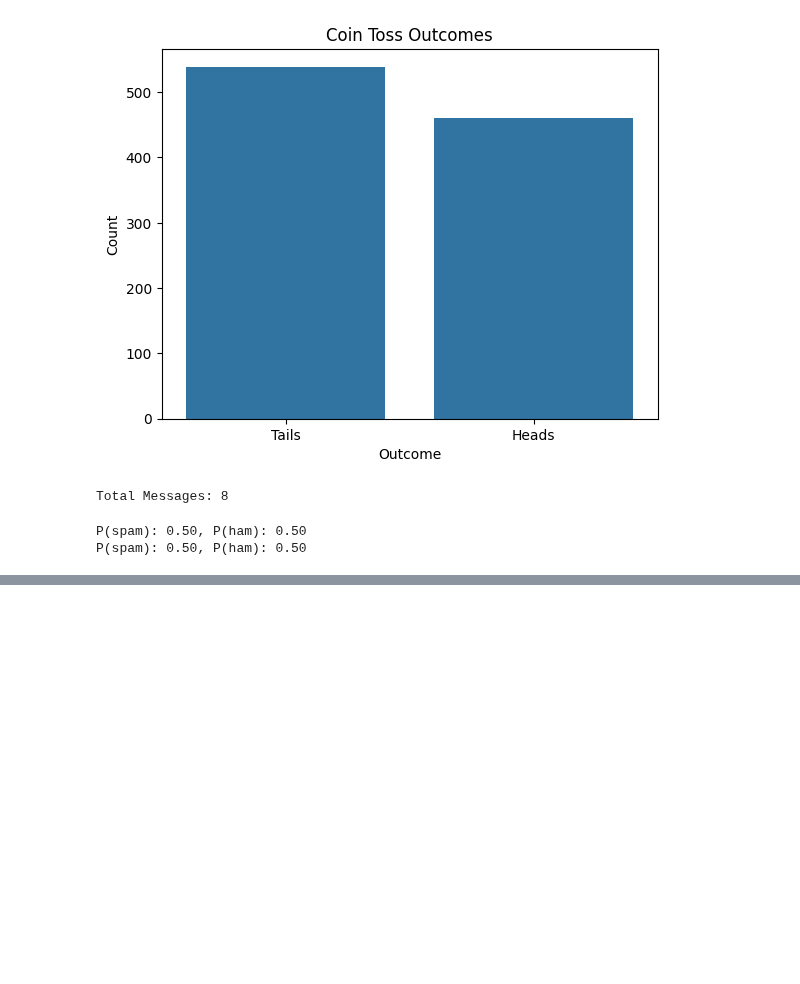
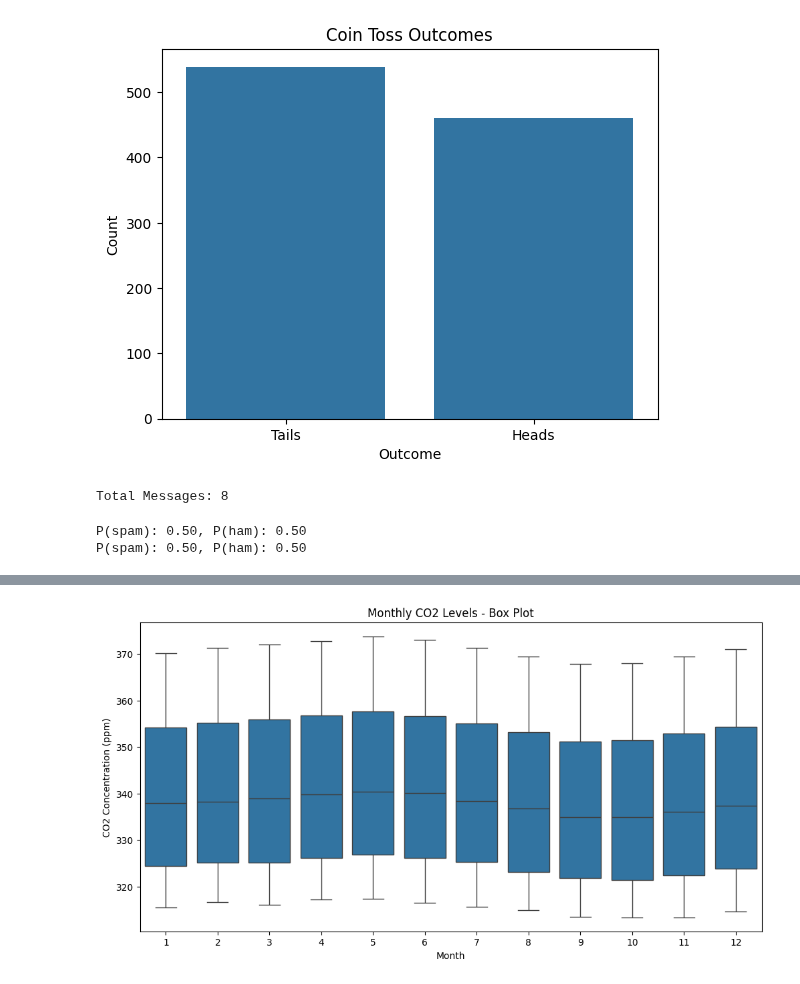
Before and after one commit to gmkumar1988/PythonPractise, a Jupyter notebook: AppliedPredictive.ipynb, the cells around one changed output, grey strips where cells are left out. Drawn from its saved outputs; the diff is of its cells as text; code cells hidden in the pictures; blank space fills up the shorter version.

```diff
--- a/AppliedPredictive.ipynb
+++ b/AppliedPredictive.ipynb
@@ -603,0 +665,9 @@ V = len(vocab)
+# %%
+plt.figure(figsize=(12, 6))
+sns.boxplot(x=co2_series.index.month, y=co2_series.values)
+plt.title('Monthly CO2 Levels - Box Plot')
+plt.xlabel('Month')
+plt.ylabel('CO2 Concentration (ppm)')
+plt.show()
+# %% [output]
+[figure, added]
```
Also changed, not shown: parts of 60 cells of this notebook, 2 other files.
